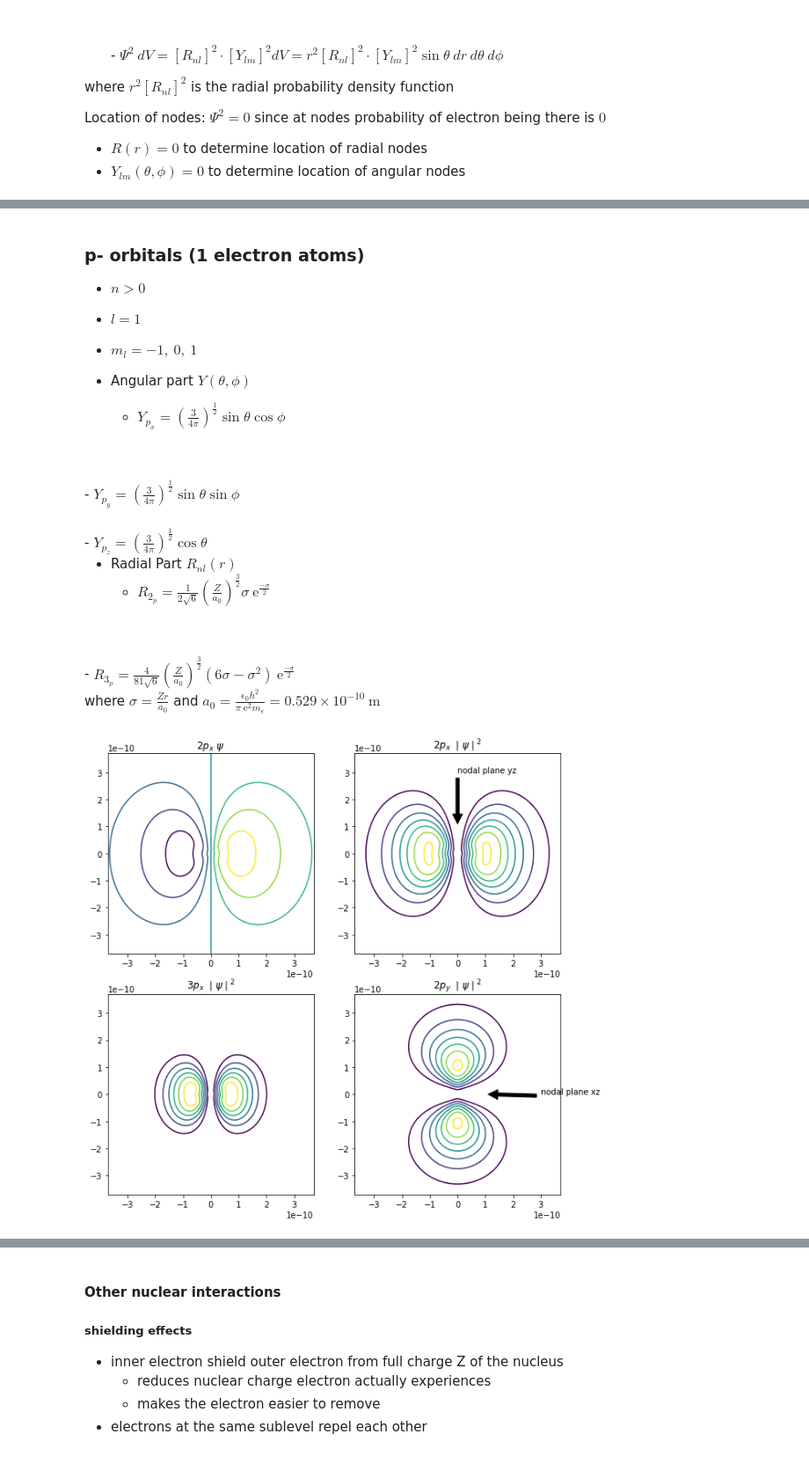
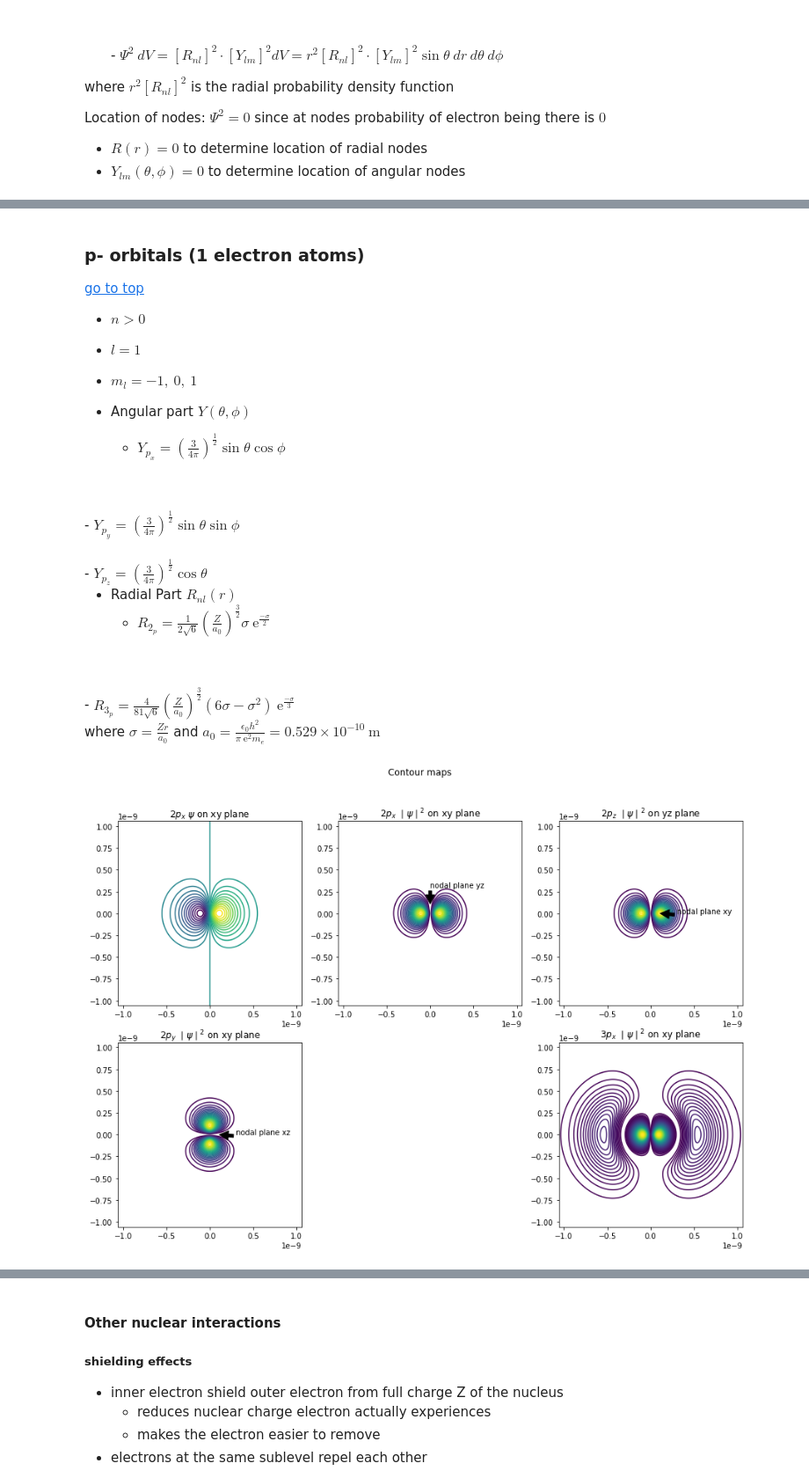
Before and after one commit to 09x09/le_notebooks, a Jupyter notebook: 10.011 Physical Chemistry.ipynb, the cells around one changed output, grey strips where cells are left out. Shown: that part at 88% size. Saved outputs shown, nothing was run; the diff lists cells and outputs as text; code cells hidden in the pictures.

```diff
--- a/10.011 Physical Chemistry.ipynb
+++ b/10.011 Physical Chemistry.ipynb
@@ -286,6 +348,8 @@ y1 = (r*2*(1/a)**(1.5)*np.exp(-s))**2
 y2 = (r/(2*np.sqrt(2))*(1/a)**(1.5)*(2-s)*np.exp(-s/2))**2
 y3 = (r*2/(81*np.sqrt(3))*(1/a)**(1.5)*(27-18*s+2*s**2)*np.exp(-s/3))**2
 
+fig = plt.figure()
+fig_size = plt.rcParams["figure.figsize"]
 plt.plot(r, y1, label="1s")
 plt.plot(r, y2, label="2s")
 plt.plot(r, y3, label="3s")
@@ -295,4 +359,7 @@ plt.xlabel("r")
 plt.ylabel("Probability density")
 plt.legend(bbox_to_anchor=(1.05, 1), loc=2, borderaxespad=0.)
 
+fig_size[0] = 4
+fig_size[1] = 4
+
 plt.show()
@@ -345,5 +414,8 @@ plt.show()
 # %% [markdown]
-### p- orbitals (1 electron atoms)
+### p- orbitals (1 electron atoms)<a name="2.4.2"></a>
+
+[go to top](#top)
+
 - $n > 0$
 - $ l = 1$
 - $m_l =-1, \ 0, \ 1$
@@ -363,7 +435,7 @@ plt.show()
     - $R_{2_{p}} = \frac{1}{2\sqrt{6}}\left( \frac{Z}{a_0} \right) ^ {\frac{3}{2}} \sigma \ \mathrm{e}^{\frac{-\sigma}{2}}$
 <br/>
 <br/>
-    - $R_{3_{p}} = \frac{4}{81\sqrt{6}}\left( \frac{Z}{a_0} \right) ^ {\frac{3}{2}} (6\sigma - \sigma^2) \ \mathrm{e}^{\frac{-\sigma}{2}}$
+    - $R_{3_{p}} = \frac{4}{81\sqrt{6}}\left( \frac{Z}{a_0} \right) ^ {\frac{3}{2}} (6\sigma - \sigma^2) \ \mathrm{e}^{\frac{-\sigma}{3}}$
 
 where $\sigma = \frac{Zr}{a_0}$ and $a_{0} = \frac{\epsilon_{0}h^2}{\pi \ \mathrm{e}^2 m_{e}} = 0.529\times10^{-10} \ \mathrm{m}$
 # %%
@@ -375,69 +447,82 @@ import numpy as np
 a = 0.529*10**(-10)
 
 #def x,y,z,r, theta, phi
-x = np.linspace(-7*a, 7*a, 100)
-y = np.linspace(-7*a, 7*a, 100)
-z = np.linspace(-5*a, 5*a, 100)
+x = np.linspace(-20*a, 20*a, 400)
+y = np.linspace(-20*a, 20*a, 400)
+z = np.linspace(-20*a, 20*a, 400)
 
 x2,y2 = np.meshgrid(x,y)
+z2,y3 = np.meshgrid(z,y)
 
 r = np.sqrt(x2*x2+y2*y2)
+r2 = np.sqrt(z2*z2+y3*y3)
 
-t = np.arccos(z/r)
+
+t = np.arccos(z2/r2)
 
 p = np.arctan2(y2,x2)
 
 #def sigma
 s = r/a
+s2 = r2/a
 
 #angular component
-#2d
-yP1=np.sqrt(3/(4*np.pi))*np.sin(t)*np.cos(p)
-yP2 = np.sqrt(3/(4*np.pi))*np.sin(t)*np.sin(p)
+yP1 = np.sqrt(3/(4*np.pi))*np.cos(p)
+yP2 = np.sqrt(3/(4*np.pi))*np.sin(p)
+yP3 = np.sqrt(3/(4*np.pi))*np.cos(t)
 
 #radial component
-#2d
 r2p = 1/(2*np.sqrt(6))*(1/a)**(1.5)*s*(np.exp(-s/2))
-r3p =4/(81*np.sqrt(6))*(1/a)**(1.5)*(6*s-s**2)*(np.exp(-s/2))
+r2p2 = 1/(2*np.sqrt(6))*(1/a)**(1.5)*s2*(np.exp(-s2/2))
+r3p = 4/(81*np.sqrt(6))*(1/a)**(1.5)*(6*s-s**2)*(np.exp(-s/3))
 
 #wavefunction
 psi1 = yP1*r2p
 psi2 = (yP1*r2p)**2
 psi3 = (yP1*r3p)**2
 psi4 = (yP2*r2p)**2
+psi5 = (yP3*r2p2)**2
 
 #plot things
 fig = plt.figure()
 fig_size = plt.rcParams["figure.figsize"]
-ax1 = fig.add_subplot(221)
-ax2 = fig.add_subplot(222)
-ax3 = fig.add_subplot(223)
-ax4 = fig.add_subplot(224)
-#ax5 = fig.add_subplot(225, projection= "3d")
+plt.suptitle("Contour maps")
 
-ax1.contour(x2,y2,psi1)
-ax1.title.set_text("$2p_x \ \psi$")
+ax1 = fig.add_subplot(231)
+ax2 = fig.add_subplot(232)
+ax3 = fig.add_subplot(233)
+ax4 = fig.add_subplot(234)
+ax5 = fig.add_subplot(236)
 
-ax2.contour(x2,y2,psi2)
-ax2.title.set_text("$2p_x \ \mid \psi \mid^2$")
+ax1.contour(x2,y2,psi1, 30)
+ax1.title.set_text("$2p_x \ \psi$ on xy plane")
+
+
+ax2.contour(x2,y2,psi2, 30)
+ax2.title.set_text("$2p_x \ \mid \psi \mid^2$ on xy plane")
 ax2.annotate("nodal plane yz", xy=(0, 1*10**(-10)), xytext=(0, 3*10**(-10)),
              arrowprops=dict(facecolor='black', shrink=0.05),
             )
 
-ax3.contour(x2,y2,psi3)
-ax3.title.set_text("$3p_x \ \mid \psi \mid^2$")
+ax3.contour(z2,y3,psi5, 30)
+ax3.title.set_text("$2p_z \ \mid \psi \mid^2$ on yz plane")
+ax3.annotate("nodal plane xy", xy=(1*10**(-10),0), xytext=(3*10**(-10),0),
+             arrowprops=dict(facecolor='black', shrink=0.05),
+            )
 
-ax4.contour(x2,y2,psi4)
-ax4.title.set_text("$2p_y \ \mid \psi \mid^2$")
+ax4.contour(x2,y2,psi4, 30)
+ax4.title.set_text("$2p_y \ \mid \psi \mid^2$ on xy plane")
 ax4.annotate("nodal plane xz", xy=(1*10**(-10),0), xytext=(3*10**(-10),0),
              arrowprops=dict(facecolor='black', shrink=0.05),
             )
 
-#ax5.plot_surface(x2,y2,psi2)
+ax5.contour(x2,y2,psi3, 120)
+ax5.title.set_text("$3p_x \ \mid \psi \mid^2$ on xy plane")
 
-fig_size[0] = 10
+fig_size[0] = 15
 fig_size[1] = 10
 
+
 plt.show()
 # %% [output]
-[figure, old version]
+[figure, new version]
```
Also changed, not shown: parts of 18 cells of this notebook.
